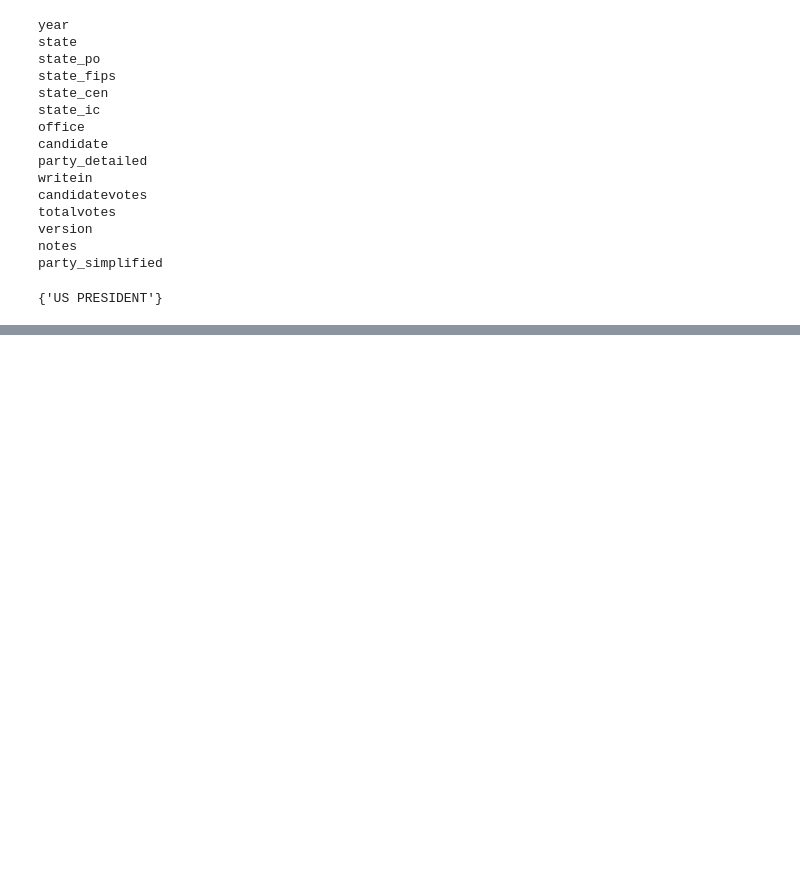
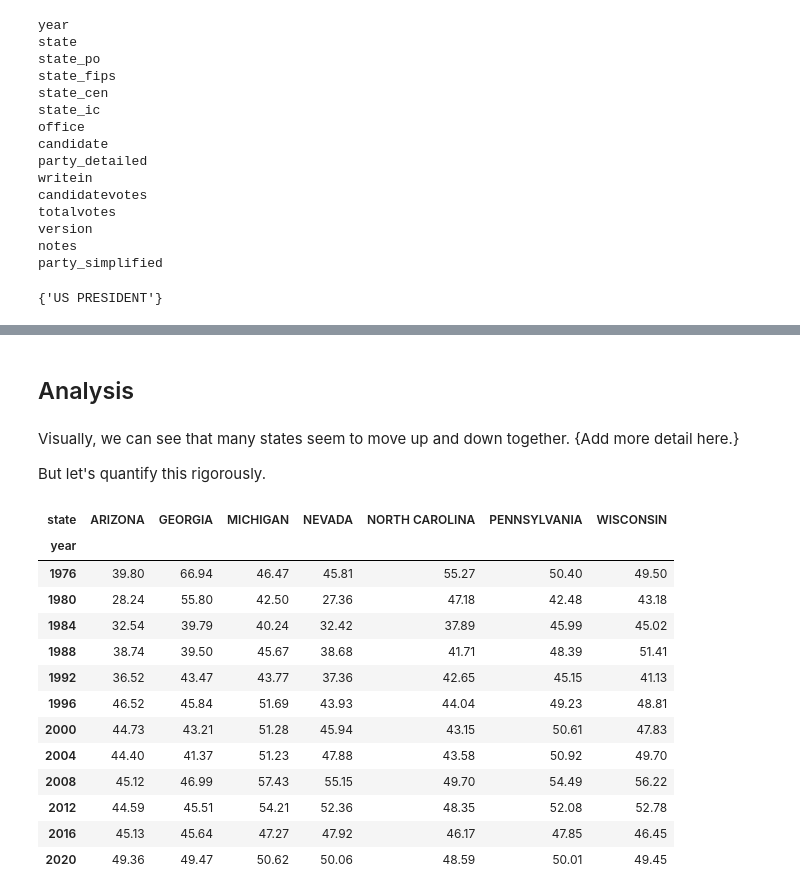
Before and after one commit to voglerdaniel/Elections-Analysis, a Jupyter notebook: code/swing_state_correlations.ipynb, the cells around one changed output, grey strips where cells are left out. Saved outputs shown, nothing was run; the diff lists cells and outputs as text; code cells hidden in the pictures; blank space fills up the shorter version.

Commit message:
initial visualization & analysis

```diff
--- a/code/swing_state_correlations.ipynb
+++ b/code/swing_state_correlations.ipynb
@@ -85,0 +122,3 @@ set(raw_df["office"])
+# %%
+swing_state_df = major_parties_df[major_parties_df["state"].isin(SWING_STATES)]
+swing_state_df.head()
@@ -85,0 +132,3 @@ set(raw_df["office"])
+# %%
+swing_state_df.loc[:,"vote_pct"] = swing_state_df["candidatevotes"] / swing_state_df["totalvotes"]
+swing_state_df.head()
@@ -85,0 +147,11 @@ set(raw_df["office"])
+# %%
+pivoted_df = swing_state_df.pivot(index=["year", "state", "candidate"], columns = ["party_detailed"], values="vote_pct")
+# %%
+party_share_df = pivoted_df.groupby(["year", "state"]).agg("sum")
+
+PCT_ADJ = 100
+
+party_share_df["DEMOCRAT"] = round(party_share_df["DEMOCRAT"] * PCT_ADJ,2) # clean up formatting
+party_share_df["REPUBLICAN"] = round(party_share_df["REPUBLICAN"] * PCT_ADJ,2)
+
+party_share_df
@@ -85,0 +173,2 @@ set(raw_df["office"])
+# %% [markdown]
+## Analysis
@@ -85,0 +218,25 @@ set(raw_df["office"])
+# %% [markdown]
+Visually, we can see that many states seem to move up and down together. {Add more detail here.}
+
+But let's quantify this rigorously.
+# %%
+dem_df = party_share_df.reset_index().loc[:, ["year", "state", "DEMOCRAT"]]
+
+state_dem_df = dem_df.pivot(index = ["year"], columns="state", values="DEMOCRAT")
+
+state_dem_df
+# %% [output]
+| state | ARIZONA | GEORGIA | MICHIGAN | NEVADA | NORTH CAROLINA | PENNSYLVANIA | WISCONSIN |
+| year |  |  |  |  |  |  |  |
+| 1976 | 39.80 | 66.94 | 46.47 | 45.81 | 55.27 | 50.40 | 49.50 |
+| 1980 | 28.24 | 55.80 | 42.50 | 27.36 | 47.18 | 42.48 | 43.18 |
+| 1984 | 32.54 | 39.79 | 40.24 | 32.42 | 37.89 | 45.99 | 45.02 |
+| 1988 | 38.74 | 39.50 | 45.67 | 38.68 | 41.71 | 48.39 | 51.41 |
+| 1992 | 36.52 | 43.47 | 43.77 | 37.36 | 42.65 | 45.15 | 41.13 |
+| 1996 | 46.52 | 45.84 | 51.69 | 43.93 | 44.04 | 49.23 | 48.81 |
+| 2000 | 44.73 | 43.21 | 51.28 | 45.94 | 43.15 | 50.61 | 47.83 |
+| 2004 | 44.40 | 41.37 | 51.23 | 47.88 | 43.58 | 50.92 | 49.70 |
+| 2008 | 45.12 | 46.99 | 57.43 | 55.15 | 49.70 | 54.49 | 56.22 |
+| 2012 | 44.59 | 45.51 | 54.21 | 52.36 | 48.35 | 52.08 | 52.78 |
+| 2016 | 45.13 | 45.64 | 47.27 | 47.92 | 46.17 | 47.85 | 46.45 |
+| 2020 | 49.36 | 49.47 | 50.62 | 50.06 | 48.59 | 50.01 | 49.45 |
```
Also changed, not shown: parts of 12 cells of this notebook.
